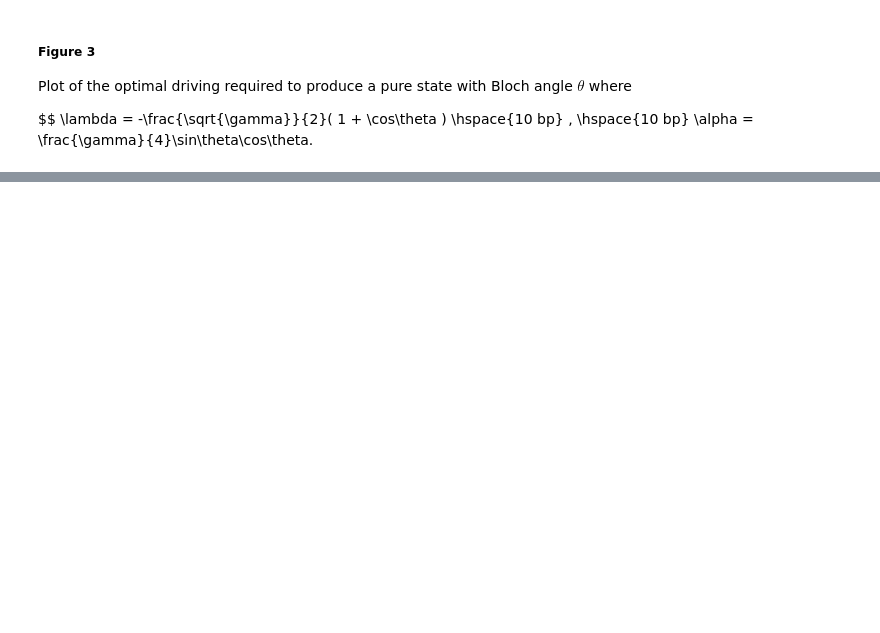
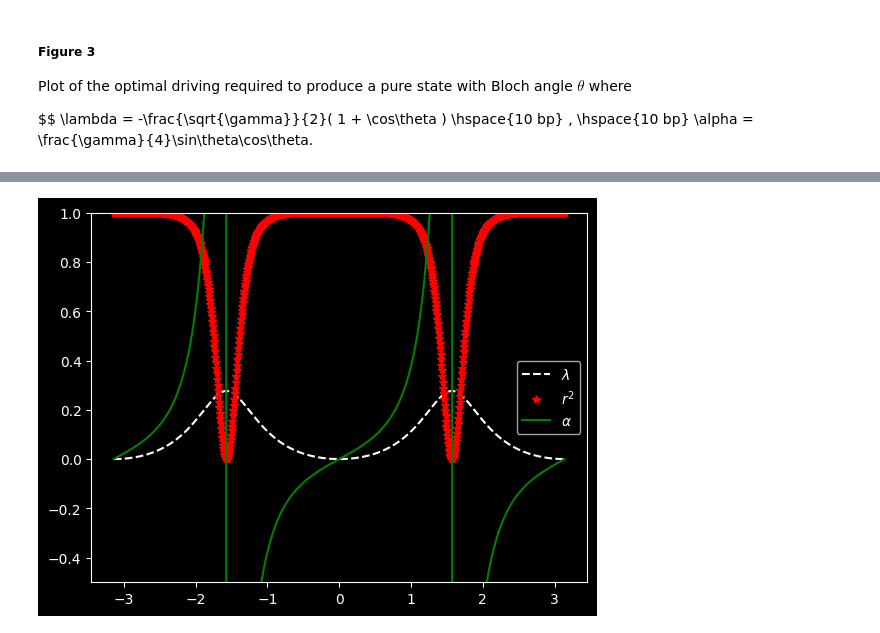
Before and after one commit to vathzen/qmsc-python-project, a Jupyter notebook: Project.ipynb, the cells around one changed output, grey strips where cells are left out. Cells and saved outputs as stored; diff of their text form; code cells hidden in the pictures; blank space fills up the shorter version.

```diff
--- a/Project.ipynb
+++ b/Project.ipynb
@@ -65 +74,37 @@ plt.show()
+# %%
+from scipy.optimize import minimize_scalar
+
+p = []
+z = []
+A = {}
+L = {}
+R2 = {}
+
+ax = plt.gca()
+ax.set_ylim([-0.5, 1])
+
+eta = [0.8]
+g = 1
+
+for n in eta:
+    for x in theta:
+        result = minimize_scalar(maximise, args=(x,n))
+        l = -result.x
+        L[x] = l
+        R2[x] = -result.fun
+        A[x] = ( (n + 4*n*l + 4*l*l) / 4*n ) * np.tan(x)
+
+        # if (x < np.pi/2 and x > -np.pi/2):
+        #     l = l-1
+        # else:
+        #     l = -l
+
+    plt.plot(*zip(*sorted(L.items())),'w--')
+    plt.plot(*zip(*sorted(R2.items())),'r*')
+    plt.plot(*zip(*sorted(A.items())),'g')
+
+plt.legend([r"$\lambda$", r"$r^2$", r"$\alpha$"], loc='center right')
+plt.show()
+# %% [output]
+[figure, added]
 # %%
```
Also changed, not shown: parts of 5 cells of this notebook.
